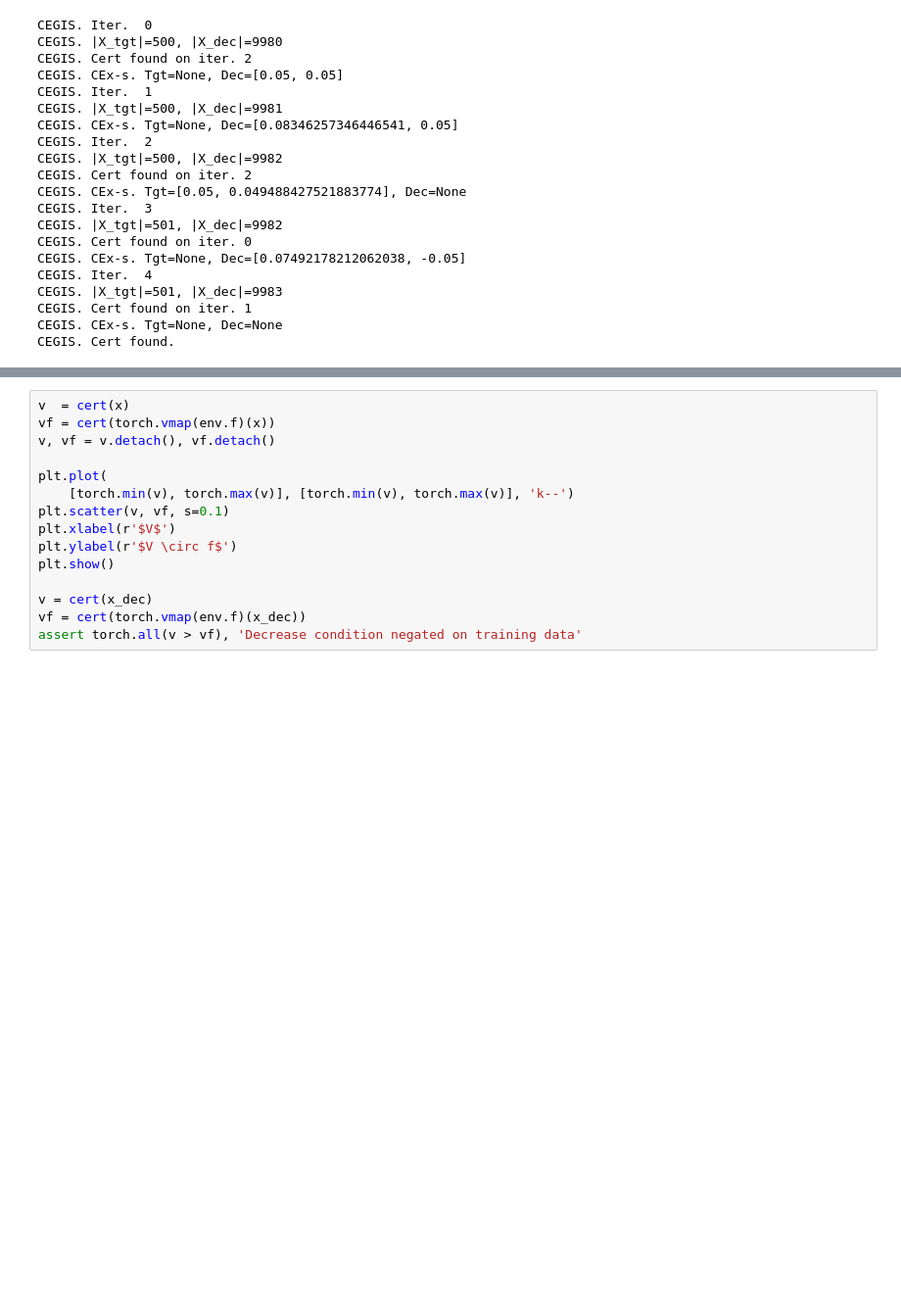
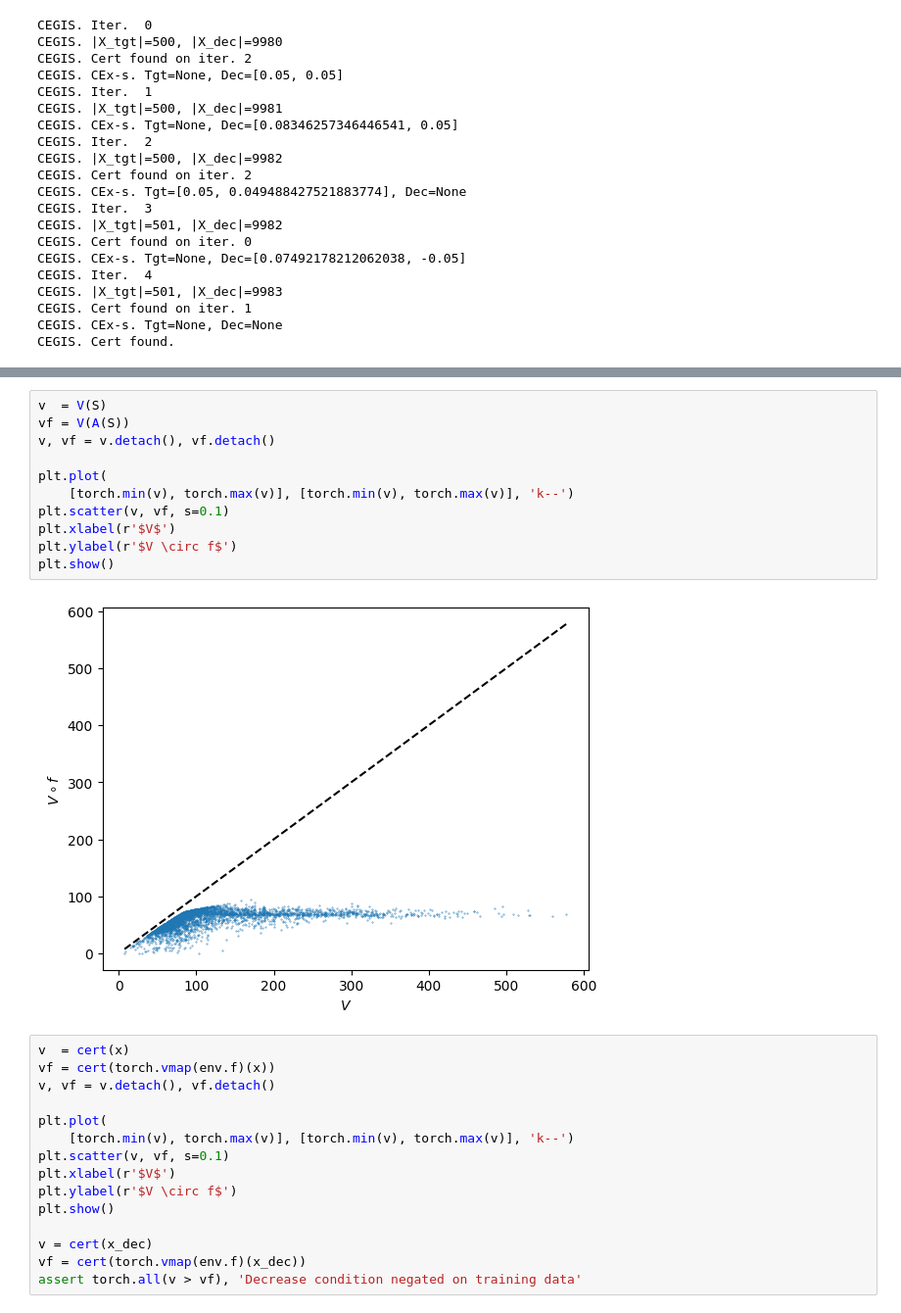
Before and after one commit to mahykari/neural-certificates, a Jupyter notebook: playground.ipynb, the cells around one changed output, grey strips where cells are left out. Shown at 98% size. Saved outputs shown, nothing was run; the diff lists cells and outputs as text; blank space fills up the shorter version.

```diff
--- a/playground.ipynb
+++ b/playground.ipynb
@@ -238,3 +321,16 @@ CEGIS. Cert found.
+# %%
+v  = V(S)
+vf = V(A(S))
+v, vf = v.detach(), vf.detach()
+
+plt.plot(
+    [torch.min(v), torch.max(v)], [torch.min(v), torch.max(v)], 'k--')
+plt.scatter(v, vf, s=0.1)
+plt.xlabel(r'$V$')
+plt.ylabel(r'$V \circ f$')
+plt.show()
+# %% [output]
+[figure, added]
 # %%
 v  = cert(x)
 vf = cert(torch.vmap(env.f)(x))
```
Also changed, not shown: parts of 3 cells of this notebook.
